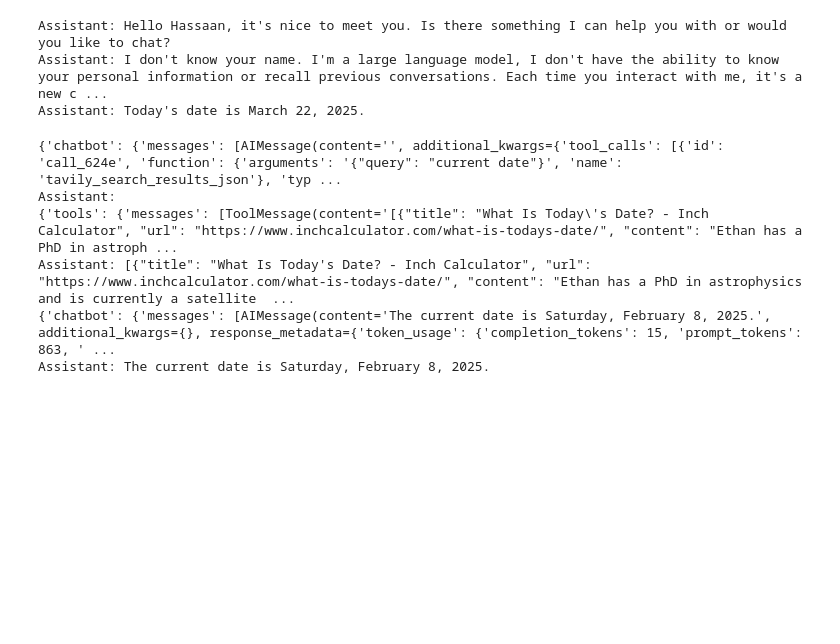
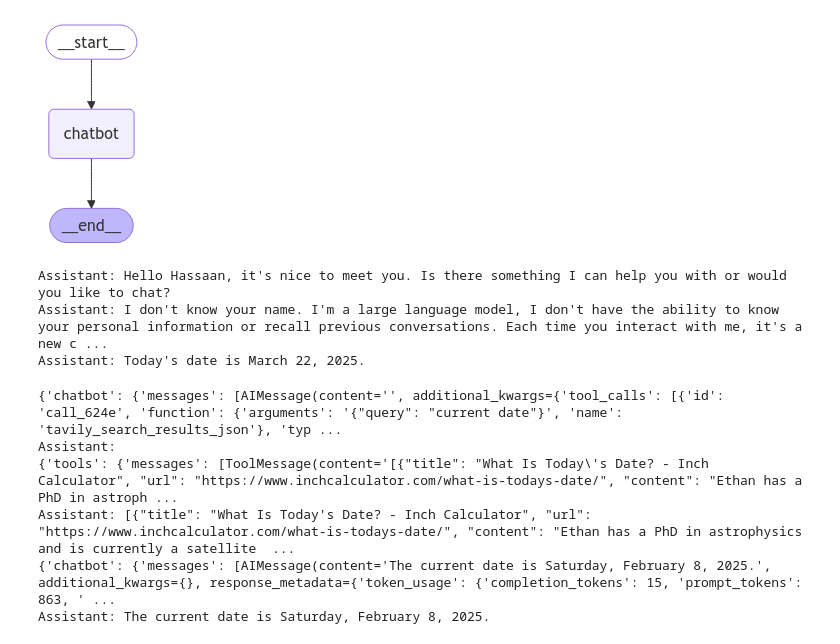
Before and after one commit to BugKOHass/langgraph_tutorial, a Jupyter notebook: tutorial.ipynb, the cells around one changed output. Saved outputs shown, nothing was run; the diff lists cells and outputs as text; code cells hidden in the pictures; blank space fills up the shorter version.

```diff
--- a/tutorial.ipynb
+++ b/tutorial.ipynb
@@ -1,5 +1,5 @@
 # %%
-# Part 1
+# Part 1 - Building a basic chatbot
 
 from typing import Annotated
 from typing_extensions import TypedDict
@@ -43,11 +43,11 @@ graph_builder.add_edge(START, "chatbot")
 graph_builder.add_edge("chatbot", END)
 graph = graph_builder.compile()
 
-# try:
-#     display(Image(graph.get_graph().draw_mermaid_png()))
-# except Exception:
-#     # This requires some extra dependencies and is optional
-#     pass
+try:
+    display(Image(graph.get_graph().draw_mermaid_png()))
+except Exception:
+    # This requires some extra dependencies and is optional
+    pass
 
 
 # * In this case, we have only one node - hence, we would get only one output / event from graph.stream;
@@ -56,33 +56,34 @@ graph = graph_builder.compile()
 # its values are the list of dictionaries returned by the chatbot function.
 # * Our "chatbot" node is returning only a single dictionary, hence the list "event.values()" contains a
 # single dictionary: {"messages": [llm.invoke(state["messages"])]}
 # * In the dictionary {"messages": [llm.invoke(state["messages"])]}, the value stored against the "messages" key
 # is a list; in our case, we can see that this list contains a single item only i.e. the response of the llm.
 def stream_graph_updates(user_input: str):
     for event in graph.stream({"messages": [{"role": "user", "content": user_input}]}):
         for value in event.values():
             print("Assistant:", value["messages"][-1].content)
 
 i = 0
 while True:
     try:
         # user_input = input("User: ")
         # if user_input.lower() in ["quit", "exit", "q"]:
         #     print("Goodbye!")
         #     break
         if i==0: user_input = "My name is Hassaan."
         if i==1: user_input = "What's my name?"
         if i==2: user_input = "What's the date today?" # llama3.3-70b hosted on groq fetches the actual date!
         stream_graph_updates(user_input)
         if i==2: break
         i += 1
     except:
         # fallback if input() is not available
         user_input = "What do you know about LangGraph?"
         print("User: " + user_input)
         stream_graph_updates(user_input)
         break
 # %% [output]
+[figure, added]
 Assistant: Hello Hassaan, it's nice to meet you. Is there something I can help you with or would you like to chat?
 Assistant: I don't know your name. I'm a large language model, I don't have the ability to know your personal information or recall previous conversations. Each time you interact with me, it's a new c ...
 Assistant: Today's date is March 22, 2025.
```
Also changed, not shown: parts of 3 cells of this notebook.
